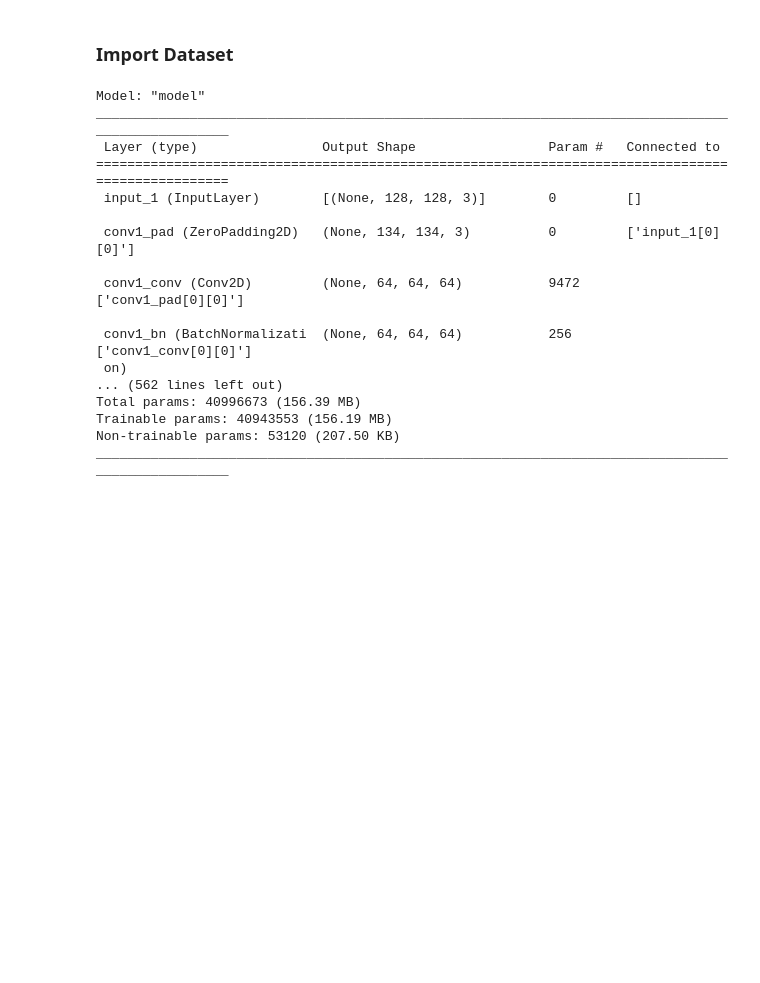
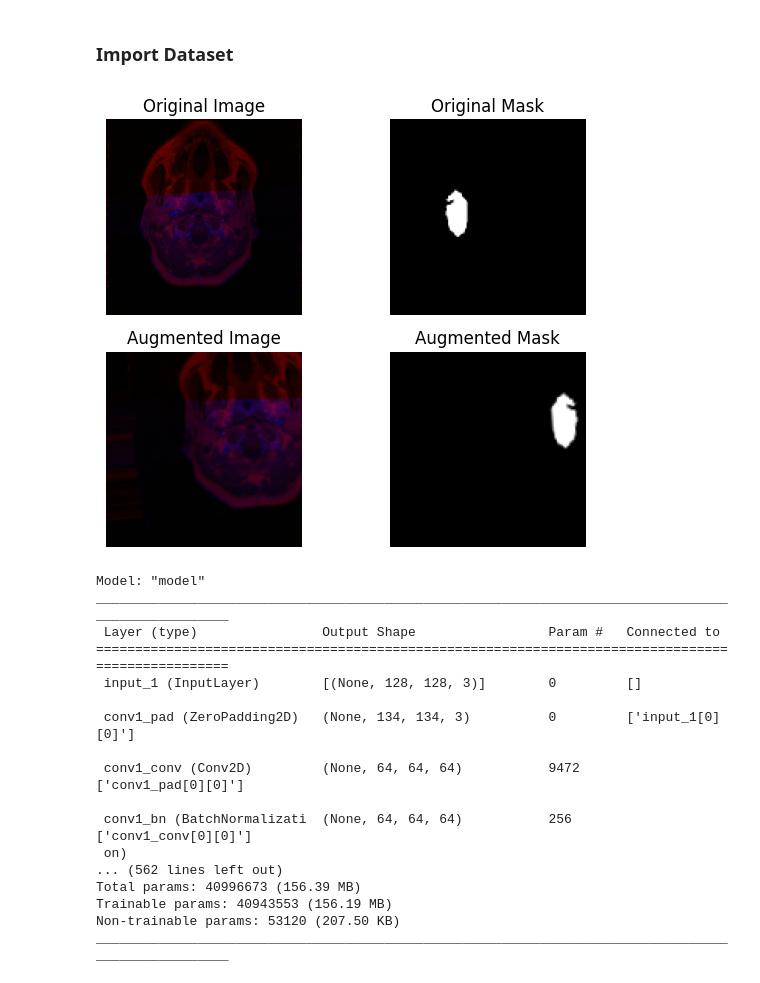
Before and after one commit to NinePiece2/MRI-Brain-Tumor-Detection, a Jupyter notebook: notebooks/Segmentation.ipynb, the cells around one changed output. Cells and saved outputs as stored; diff of their text form; code cells hidden in the pictures; blank space fills up the shorter version.

```diff
--- a/notebooks/Segmentation.ipynb
+++ b/notebooks/Segmentation.ipynb
@@ -112,6 +110,73 @@ val_idx, test_idx = next(gss.split(X_temp, y_temp, groups=patient_ids_temp))
 
 X_val, X_test = X_temp[val_idx], X_temp[test_idx]
 y_val, y_test = y_temp[val_idx], y_temp[test_idx]
+# %%
+# Augmnetaion
+# Define ImageDataGenerator for both images and masks
+data_gen_args = dict(
+    rotation_range=20,
+    width_shift_range=0.2,
+    height_shift_range=0.2,
+    shear_range=0.2,
+    zoom_range=0.2,
+    horizontal_flip=True,
+    fill_mode='nearest'
+)
+
+# Create two generators: one for images and one for masks
+image_datagen = ImageDataGenerator(**data_gen_args)
+mask_datagen = ImageDataGenerator(**data_gen_args)
+
+# Ensure consistent augmentation by using the same seed
+seed = 42
+image_datagen.fit(X_train, augment=True, seed=seed)
+mask_datagen.fit(y_train, augment=True, seed=seed)
+
+# Create generators for training images and masks
+image_generator = image_datagen.flow(X_train, batch_size=BATCH_SIZE, seed=seed)
+mask_generator = mask_datagen.flow(y_train, batch_size=BATCH_SIZE, seed=seed)
+
+# Combine generators to yield both images and masks
+train_generator = zip(image_generator, mask_generator)
+
+# Visualize Augmentation for a Sample
+sample_image = X_train[0]  # Pick a sample image
+sample_mask = y_train[0]  # Corresponding mask
+
+# Expand dimensions for augmentation (required by ImageDataGenerator)
+sample_image = np.expand_dims(sample_image, axis=0)
+sample_mask = np.expand_dims(sample_mask, axis=0)
+
+# Apply augmentation
+augmented_image = next(image_datagen.flow(sample_image, batch_size=1, seed=seed))[0]
+augmented_mask = next(mask_datagen.flow(sample_mask, batch_size=1, seed=seed))[0]
+
+# Original Image and Mask
+plt.subplot(2, 2, 1)
+plt.imshow(sample_image[0])
+plt.title("Original Image")
+plt.axis("off")
+
+plt.subplot(2, 2, 2)
+plt.imshow(sample_mask[0].squeeze(), cmap='gray')
+plt.title("Original Mask")
+plt.axis("off")
+
+# Augmented Image and Mask
+plt.subplot(2, 2, 3)
+plt.imshow(augmented_image)
+plt.title("Augmented Image")
+plt.axis("off")
+
+plt.subplot(2, 2, 4)
+plt.imshow(augmented_mask.squeeze(), cmap='gray')
+plt.title("Augmented Mask")
+plt.axis("off")
+
+plt.tight_layout()
+plt.show()
+# %% [output]
+[figure, added]
 # %%
 def unet_with_resnet_encoder(input_size=(IMAGE_SIZE, IMAGE_SIZE, 3)):
     inputs = Input(input_size)
```
Also changed, not shown: parts of 5 cells of this notebook.
